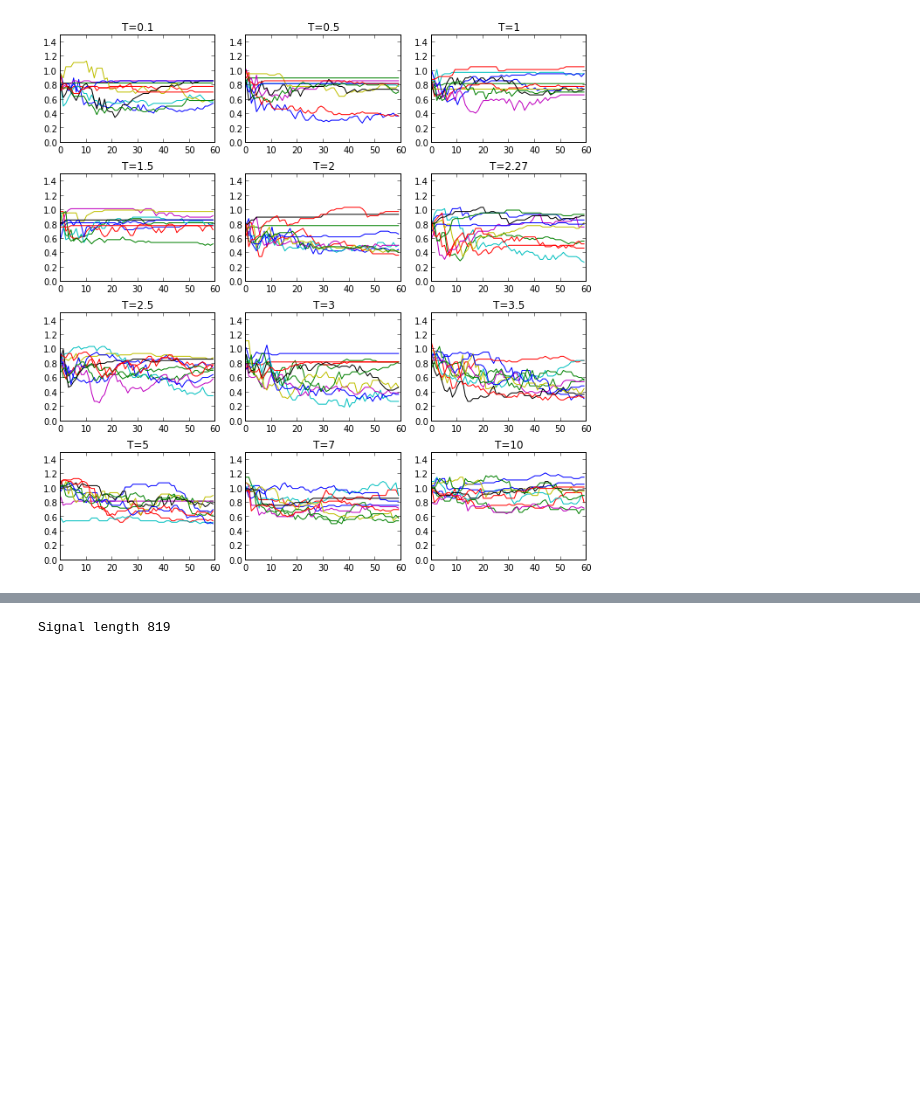
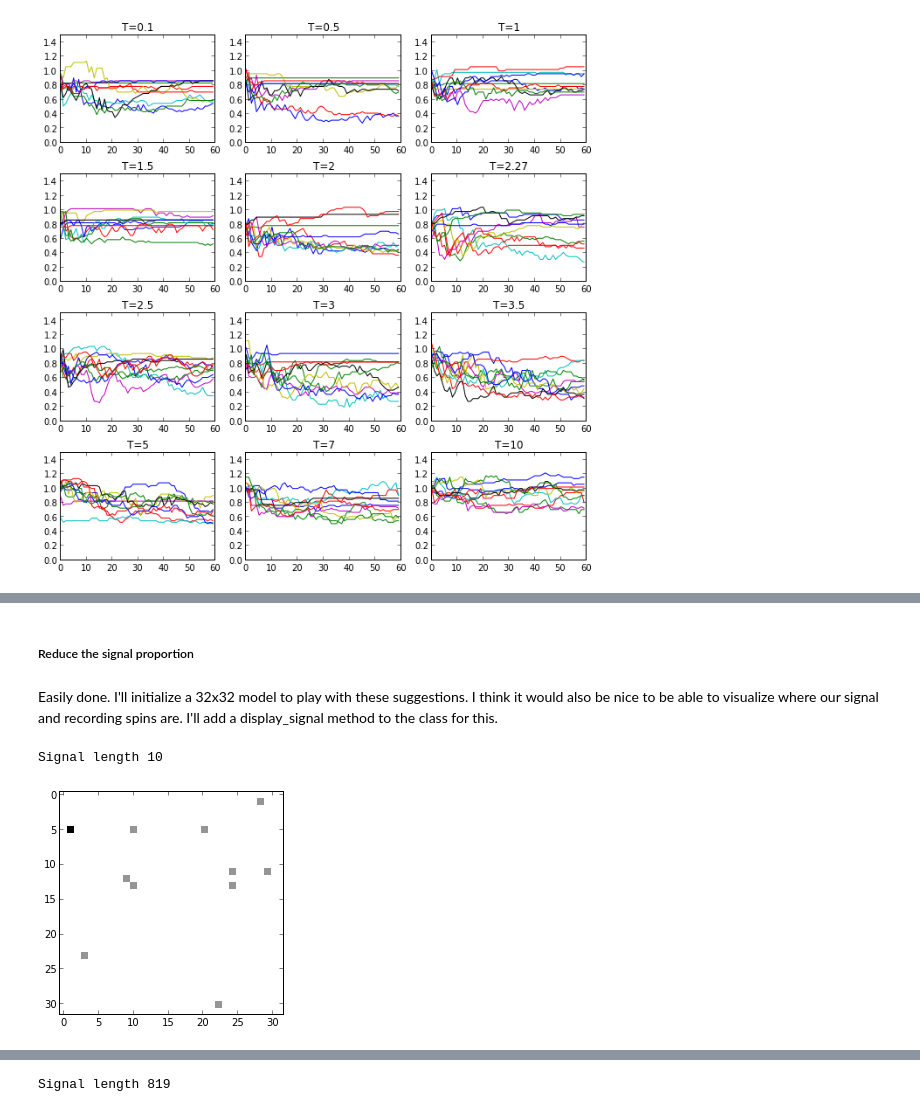
Before and after one commit to forrestsheldon/neurodynamics, a Jupyter notebook: Ising_CS.ipynb, the cells around one changed output, grey strips where cells are left out. Saved outputs shown, nothing was run; the diff lists cells and outputs as text; code cells hidden in the pictures; blank space fills up the shorter version.

```diff
--- a/Ising_CS.ipynb
+++ b/Ising_CS.ipynb
@@ -856,0 +871,19 @@ cs_test.display()
+# %% [markdown]
+##### Reduce the signal proportion
+# %% [markdown]
+Easily done.  I'll initialize a 32x32 model to play with these suggestions.  I think it would also be nice to be able to visualize where our signal and recording spins are.  I'll add a display_signal method to the class for this.
+# %%
+ising_size = (32, 32)
+
+signal = np.random.choice([-1, 1], (np.floor(ising_size[0]*ising_size[1]*0.01),))
+print "Signal length %d" % (len(signal))
+
+all_idx = list(np.ndindex(ising_size[0], ising_size[1]))
+fix = rndm.sample(all_idx, len(signal))
+
+make_it_work = Ising_cs(ising_size, signal, fix, 1)
+rec, = rndm.sample(make_it_work.free, 1)
+make_it_work.display_signal(rec)
+# %% [output]
+Signal length 10
+[figure, added]
```
Also changed, not shown: parts of 18 cells of this notebook.
